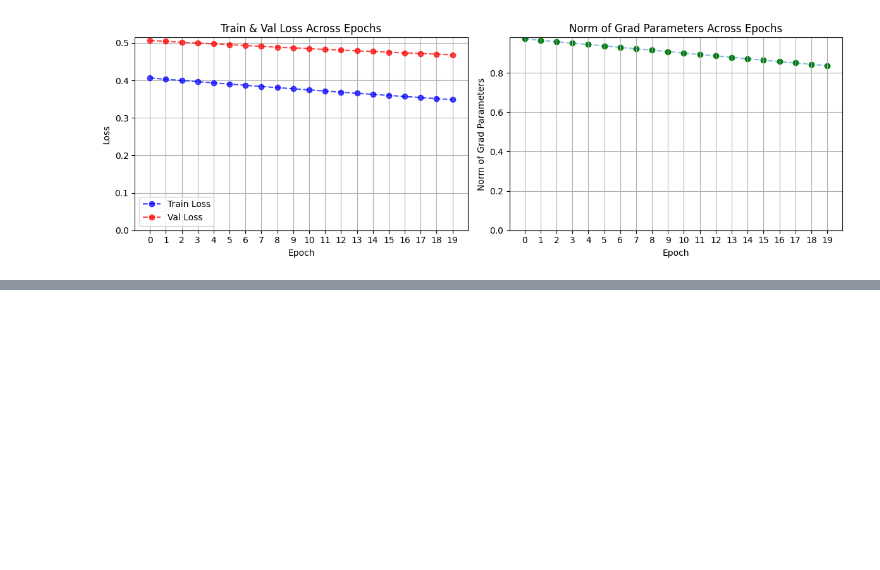
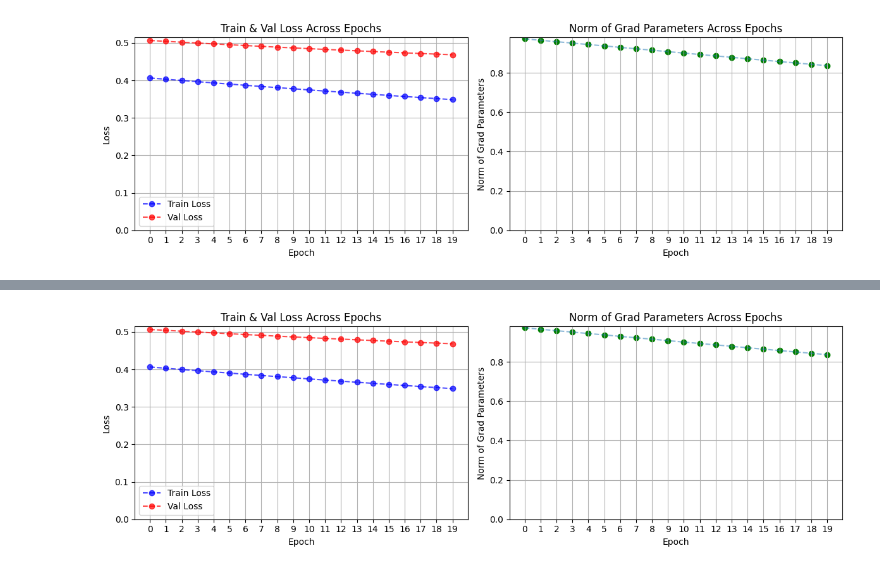
Before and after one commit to binga/relearning-ai, a Jupyter notebook: nbs/005-optimizers.ipynb, the cells around one changed output, grey strips where cells are left out. Drawn from its saved outputs; the diff is of its cells as text; code cells hidden in the pictures; blank space fills up the shorter version.

```diff
--- a/nbs/005-optimizers.ipynb
+++ b/nbs/005-optimizers.ipynb
@@ -284,0 +360,33 @@ Even though the loss values in this specific experiment are better for SGD, empi
+# %%
+import matplotlib.pyplot as plt
+%matplotlib inline
+
+fig, axes = plt.subplots(1, 2, figsize=(12, 4))
+
+epochs = list(range(n_epochs))
+
+# Plot train and val loss on the same plot
+axes[0].plot(epochs, losses, label='Train Loss', color='blue', marker='o', linestyle='dashed', alpha=0.7)
+axes[0].plot(epochs, val_losses, label='Val Loss', color='red', marker='o', linestyle='dashed', alpha=0.7)
+axes[0].set_xlabel('Epoch')
+axes[0].set_ylabel('Loss')
+axes[0].set_title('Train & Val Loss Across Epochs')
+axes[0].set_xticks(epochs)
+axes[0].set_ylim(bottom=0)  # Start y-axis from zero
+axes[0].grid(True)
+axes[0].legend()
+
+# Plot gradient norms
+axes[1].scatter(epochs, g_norms, color='green')
+axes[1].plot(epochs, g_norms, linestyle='dashed', alpha=0.5)
+axes[1].set_xlabel('Epoch')
+axes[1].set_ylabel('Norm of Grad Parameters')
+axes[1].set_title('Norm of Grad Parameters Across Epochs')
+axes[1].set_xticks(epochs)
+axes[1].set_ylim(bottom=0)  # Start y-axis from zero
+axes[1].grid(True)
+
+plt.tight_layout()
+plt.show()
+# %% [output]
+[figure, added]
```
Also changed, not shown: parts of 4 cells of this notebook.
